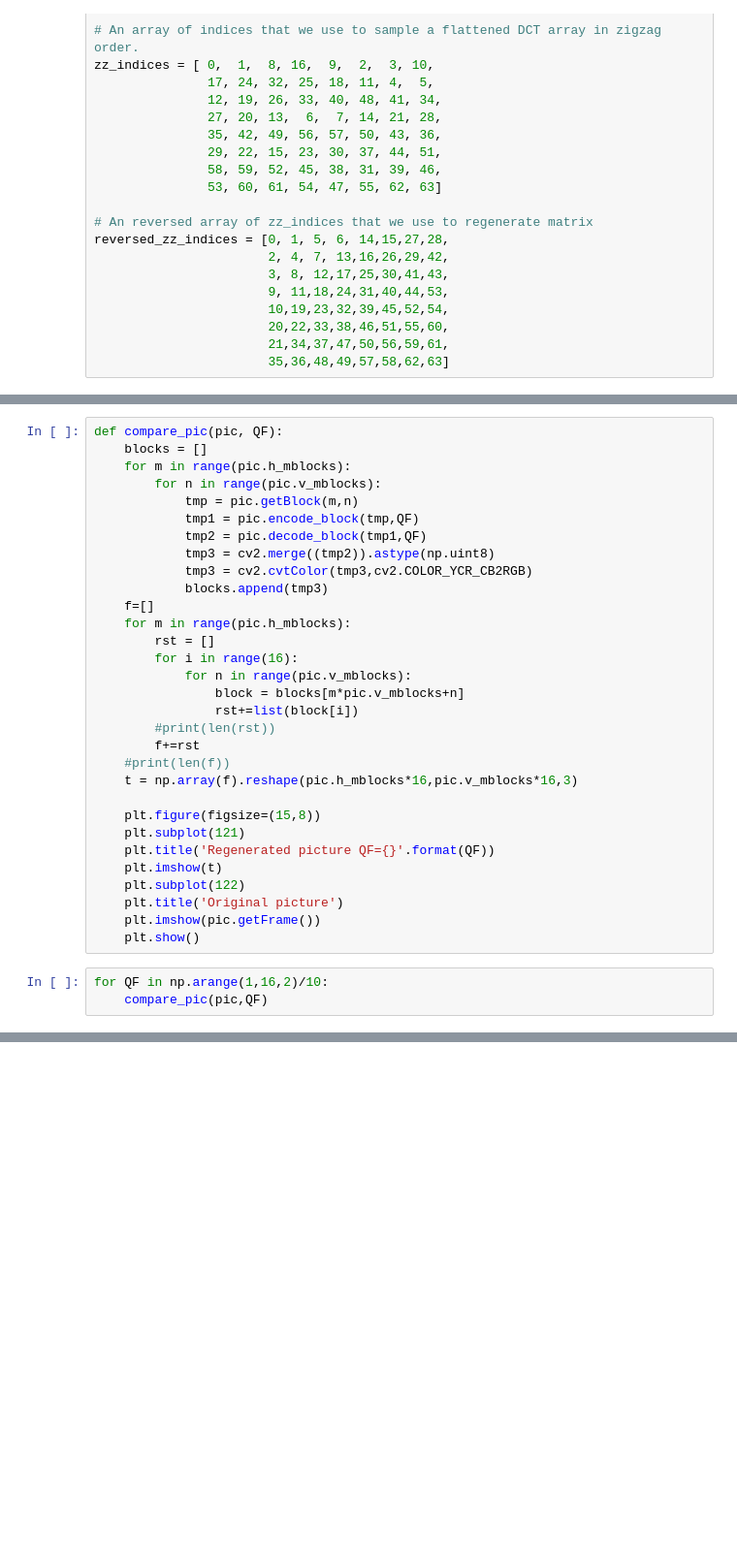
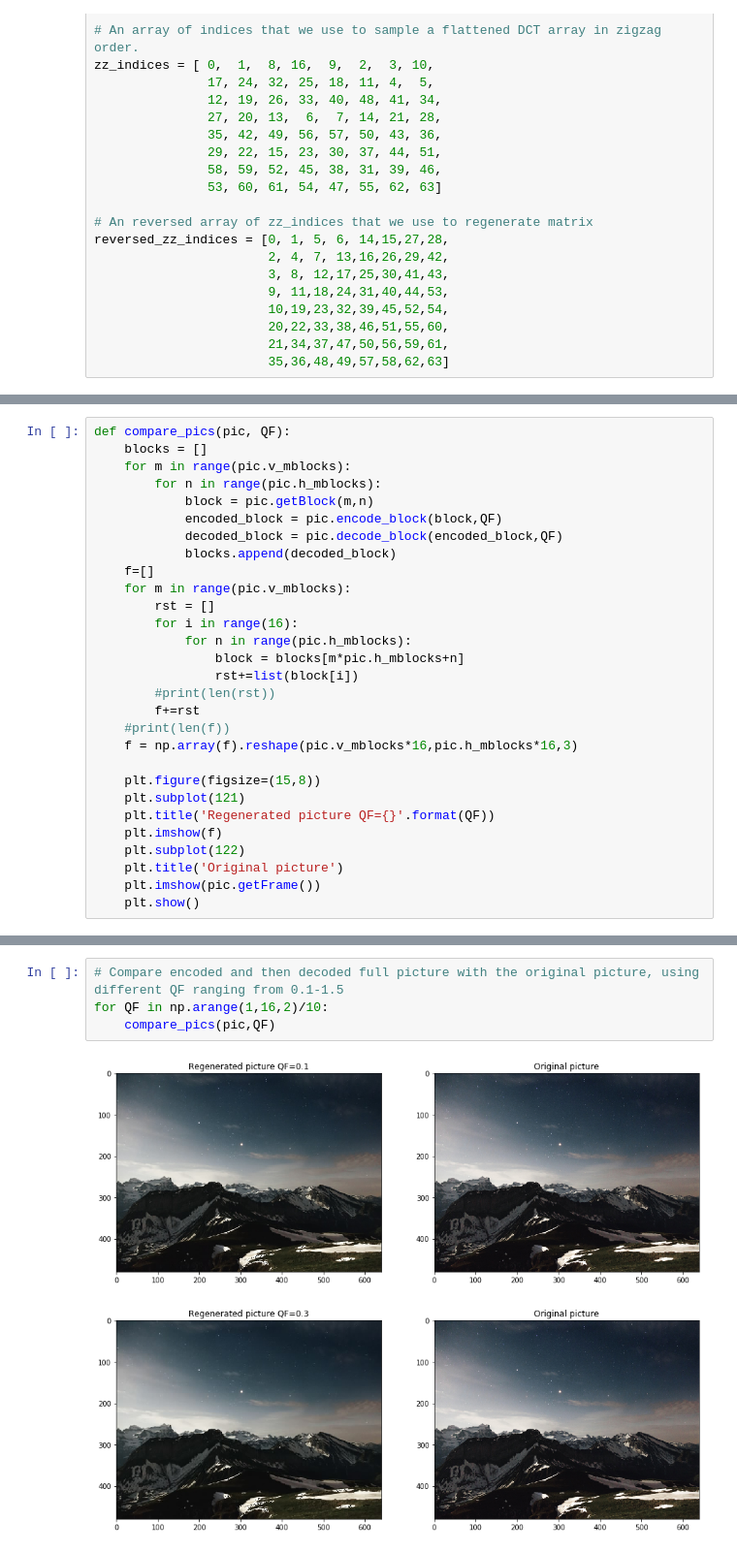
Before and after one commit to markshibu/Video-Encoder-Decoder, a Jupyter notebook: markshi/Code.ipynb, the cells around one changed output, grey strips where cells are left out. Shown at 97% size. Cells and saved outputs as stored; diff of their text form; blank space fills up the shorter version.

```diff
--- a/markshi/Code.ipynb
+++ b/markshi/Code.ipynb
@@ -276,34 +267,29 @@ for i in np.arange(1,16,2)/10:
 # %%
-def compare_pic(pic, QF):
+def compare_pics(pic, QF):
     blocks = []
-    for m in range(pic.h_mblocks):
-        for n in range(pic.v_mblocks):
-            tmp = pic.getBlock(m,n)
-            tmp1 = pic.encode_block(tmp,QF)
-            tmp2 = pic.decode_block(tmp1,QF)
-            tmp3 = cv2.merge((tmp2)).astype(np.uint8)
-            tmp3 = cv2.cvtColor(tmp3,cv2.COLOR_YCR_CB2RGB)
-            blocks.append(tmp3)
+    for m in range(pic.v_mblocks):
+        for n in range(pic.h_mblocks):
+            block = pic.getBlock(m,n)
+            encoded_block = pic.encode_block(block,QF)
+            decoded_block = pic.decode_block(encoded_block,QF)
+            blocks.append(decoded_block)
     f=[]
-    for m in range(pic.h_mblocks):
+    for m in range(pic.v_mblocks):
         rst = []
         for i in range(16):
-            for n in range(pic.v_mblocks):
-                block = blocks[m*pic.v_mblocks+n]
+            for n in range(pic.h_mblocks):
+                block = blocks[m*pic.h_mblocks+n]
                 rst+=list(block[i])
         #print(len(rst))
         f+=rst
     #print(len(f))
-    t = np.array(f).reshape(pic.h_mblocks*16,pic.v_mblocks*16,3)
+    f = np.array(f).reshape(pic.v_mblocks*16,pic.h_mblocks*16,3)
 
     plt.figure(figsize=(15,8))
     plt.subplot(121)
     plt.title('Regenerated picture QF={}'.format(QF))
-    plt.imshow(t)
+    plt.imshow(f)
     plt.subplot(122)
     plt.title('Original picture')
     plt.imshow(pic.getFrame())
     plt.show()
-# %%
-for QF in np.arange(1,16,2)/10:
-    compare_pic(pic,QF)
@@ -318,0 +296,7 @@ for QF in np.arange(1,16,2)/10:
+# %%
+# Compare encoded and then decoded full picture with the original picture, using different QF ranging from 0.1-1.5
+for QF in np.arange(1,16,2)/10:
+    compare_pics(pic,QF)
+# %% [output]
+[figure, added]
+[figure, added]
```
Also changed, not shown: parts of 5 cells of this notebook, 4 other files.
